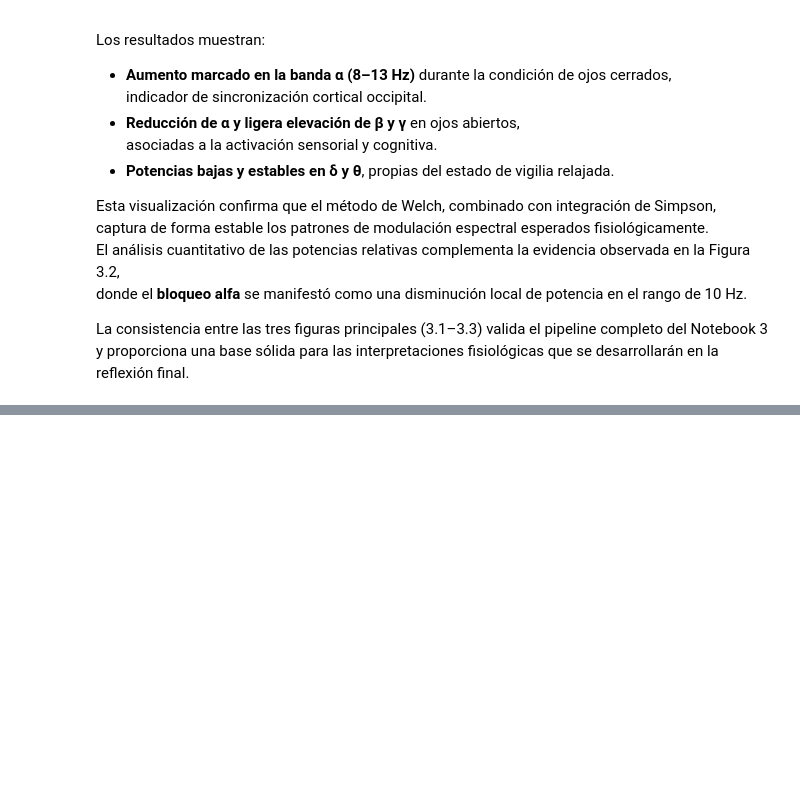
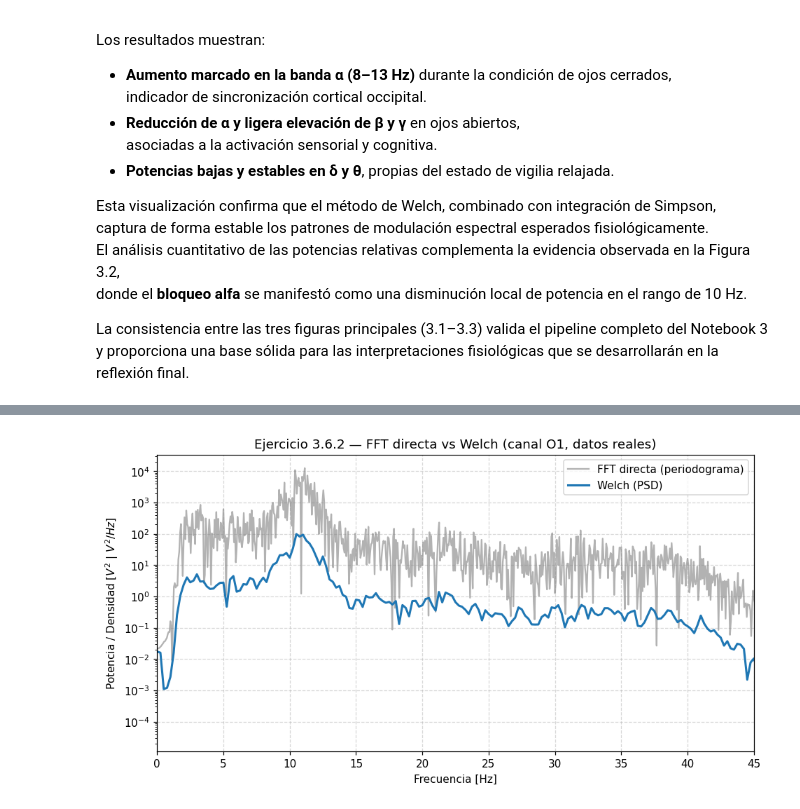
Before and after one commit to vpdiana/DianaTesis, a Jupyter notebook: Notebooks/PPN organizado/N3.ipynb, the cells around one changed output, grey strips where cells are left out. Cells and saved outputs as stored; diff of their text form; code cells hidden in the pictures; blank space fills up the shorter version.

Commit message:
ejercicios completos

```diff
--- a/Notebooks/PPN organizado/N3.ipynb
+++ b/Notebooks/PPN organizado/N3.ipynb
@@ -789,0 +812,30 @@ plt.show()
+# %%
+# 3.6.2 — FFT directa vs Welch en datos reales (OC por defecto)
+from scipy import signal
+
+seg = OC                           # Cambie a OA para comparar
+N   = len(seg)
+X   = np.fft.fft(seg)
+fx  = np.fft.fftfreq(N, d=1/fm)
+P_fft = (np.abs(X)**2) / N         # Periodograma directo (no densidad)
+
+# Welch (parámetros de la nota metodológica)
+nperseg = 512
+noverlap = nperseg // 2
+ventana  = "hamming"
+fw, Pw = signal.welch(seg, fs=fm, window=ventana,
+                      nperseg=nperseg, noverlap=noverlap,
+                      scaling="density")
+
+plt.figure(figsize=(10,5))
+plt.semilogy(fx[:N//2], P_fft[:N//2], color="tab:gray", alpha=0.6, label="FFT directa (periodograma)")
+plt.semilogy(fw, Pw, color="tab:blue", lw=2, label="Welch (PSD)")
+plt.xlim(0, 45)
+plt.xlabel("Frecuencia [Hz]")
+plt.ylabel("Potencia / Densidad [$V^2$ | $V^2/Hz$]")
+plt.title("Ejercicio 3.6.2 — FFT directa vs Welch (canal O1, datos reales)")
+plt.grid(True, ls="--", alpha=0.5)
+plt.legend()
+plt.show()
+# %% [output]
+[figure, added]
```
Also changed, not shown: parts of 20 cells of this notebook.
